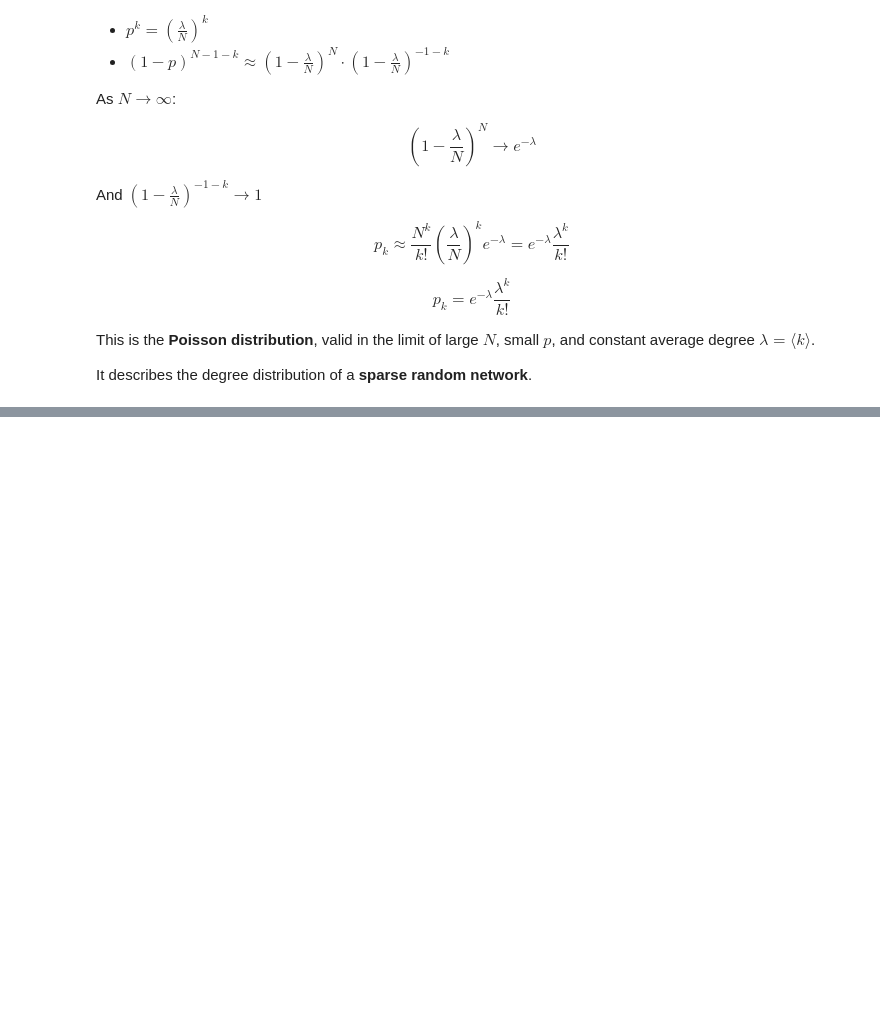
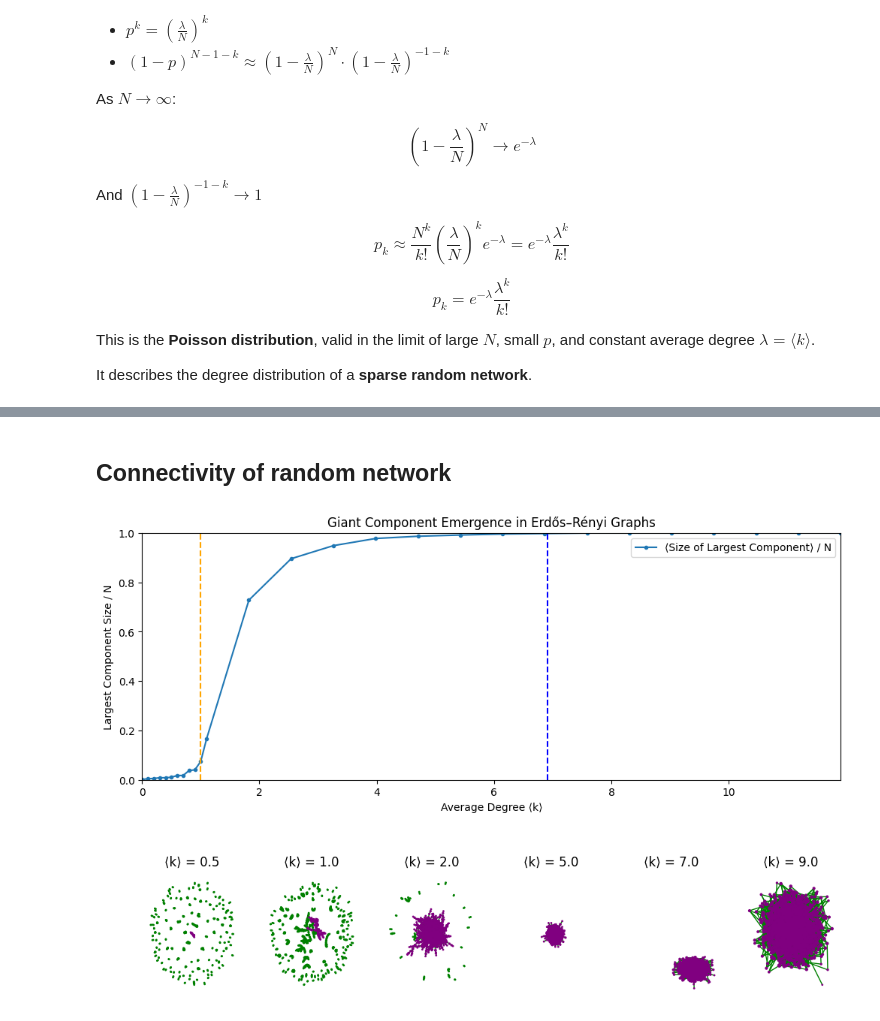
Before and after one commit to haotianh9/graph_teaching, a Jupyter notebook: NetworkScience/3_Random_Nework.ipynb, the cells around one changed output, grey strips where cells are left out. Drawn from its saved outputs; the diff is of its cells as text; code cells hidden in the pictures; blank space fills up the shorter version.

Commit message:
add graph evolution

```diff
--- a/NetworkScience/3_Random_Nework.ipynb
+++ b/NetworkScience/3_Random_Nework.ipynb
@@ -248,0 +264,74 @@ plot_all()
+# %% [markdown]
+## Connectivity of random network
+# %%
+# Re-import necessary packages after kernel reset
+import numpy as np
+import matplotlib.pyplot as plt
+import networkx as nx
+import matplotlib.gridspec as gridspec
+
+def largest_connected_component_size(N, k_avg, seed=42, return_graph=False):
+    p = k_avg / (N - 1)
+    G = nx.erdos_renyi_graph(N, p, seed=seed)
+    largest_cc = max(nx.connected_components(G), key=len)
+    size = len(largest_cc)
+    if return_graph:
+        return size, G, largest_cc
+    return size
+
+# Parameters
+N = 1000
+k_values_for_examples = [0.5, 1.0, 2.0, 5.0,7.0, 9.0]
+example_graphs = []
+
+# Run simulations
+k_list = np.linspace(0, 1, 11).tolist() + np.linspace(1.1, np.log(N) + 5, int(np.log(N) + 10)).tolist()
+connect_ratio_mean_list = []
+connect_ratio_std_list = []
+
+for k_avg in k_list:
+    ntrial = 19
+    connect_ratio_list_local = []
+    for _ in range(ntrial):
+        connect_ratio = largest_connected_component_size(N, k_avg) / N
+        connect_ratio_list_local.append(connect_ratio)
+    connect_ratio_mean_list.append(np.mean(connect_ratio_list_local))
+    connect_ratio_std_list.append(np.std(connect_ratio_list_local))
+
+# Generate example graphs for select k values
+for k in k_values_for_examples:
+    _, G, largest_cc = largest_connected_component_size(N, k, return_graph=True)
+    example_graphs.append((k, G, largest_cc))
+
+# Plot with embedded example networks
+fig = plt.figure(figsize=(12, 8))
+gs = gridspec.GridSpec(2, len(k_values_for_examples), height_ratios=[2, 1], hspace=0.5)
+
+# Main plot (panel a)
+ax_main = fig.add_subplot(gs[0, :])
+ax_main.plot(k_list, connect_ratio_mean_list, ".-",  label="⟨Size of Largest Component⟩ / N")
+ax_main.set_xlim([0, np.max(k_list)])
+ax_main.set_ylim([0, 1])
+ax_main.axvline(1, color="orange", linestyle='--')
+ax_main.axvline(np.log(N), color="blue", linestyle='--')
+ax_main.set_xlabel("Average Degree ⟨k⟩")
+ax_main.set_ylabel("Largest Component Size / N")
+ax_main.set_title("Giant Component Emergence in Erdős–Rényi Graphs")
+ax_main.legend()
+
+# Example networks (panels b-e)
+for i, (k_val, G, largest_cc) in enumerate(example_graphs):
+    ax = fig.add_subplot(gs[1, i])
+    pos = nx.spring_layout(G, seed=42)
+    node_colors = ['purple' if n in largest_cc else 'green' for n in G.nodes()]
+    degrees = dict(G.degree())
+    nx.draw(G, pos, ax=ax,
+            node_size=[v * 1 for v in degrees.values()],
+            node_color=node_colors, edge_color='green', width=1)
+    ax.set_title(f"⟨k⟩ = {k_val}")
+    ax.set_axis_off()
+
+plt.tight_layout()
+plt.show()
+# %% [output]
+[figure, added]
```
Also changed, not shown: parts of 5 cells of this notebook, 1 other file.
